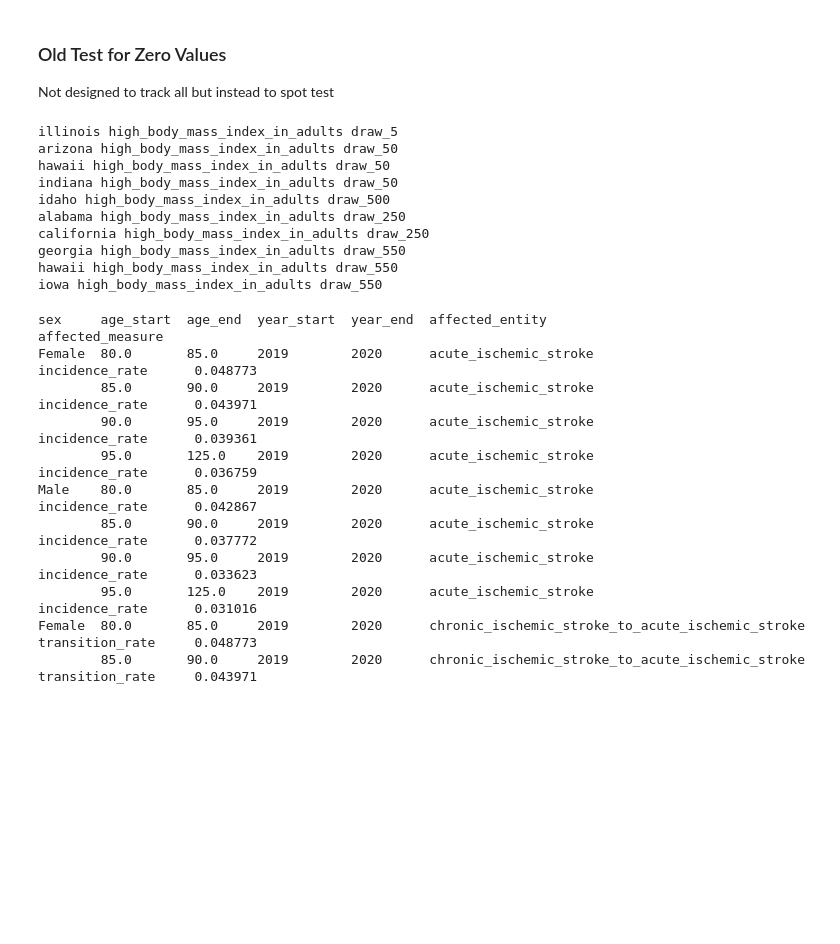
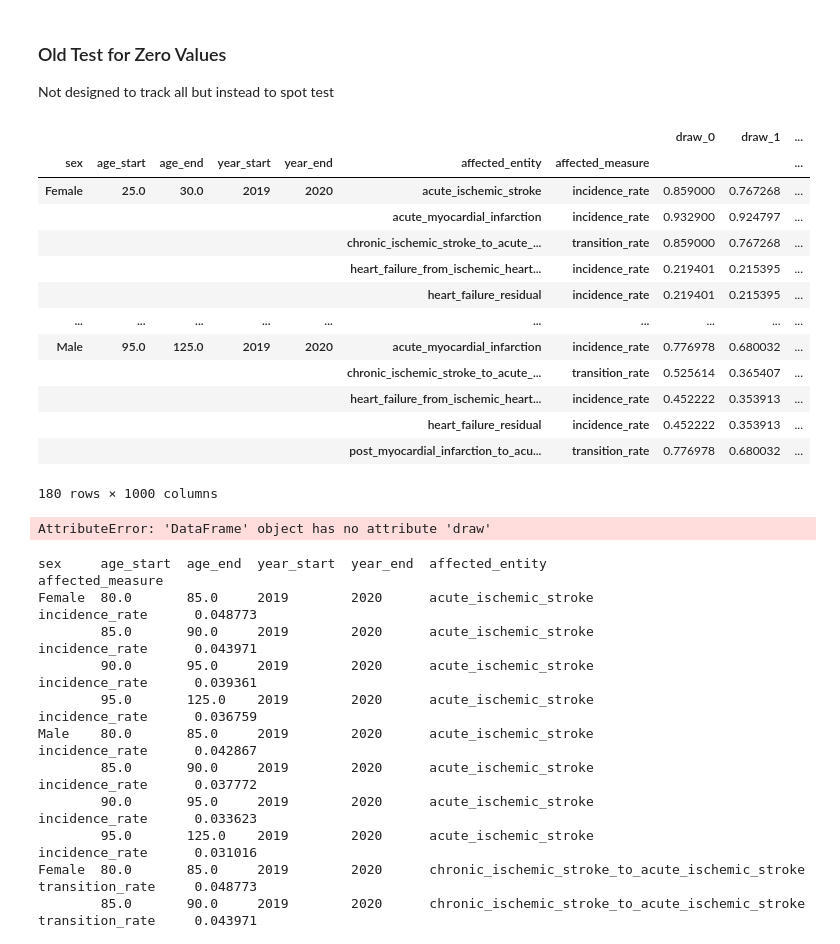
Before and after one commit to ihmeuw/vivarium_research_nih_us_cvd, a Jupyter notebook: 2023_06_02a_vivarium_artifact_exploration.ipynb, the cells around one changed output. Cells and saved outputs as stored; diff of their text form; code cells hidden in the pictures; blank space fills up the shorter version.

```diff
--- a/2023_06_02a_vivarium_artifact_exploration.ipynb
+++ b/2023_06_02a_vivarium_artifact_exploration.ipynb
@@ -17,8 +15,9 @@ The autoreload extension is already loaded. To reload it, use:
 
 Creating an automated way to test some of the PAf artifacts for general errors or issues.
 # %%
-locations_1 = ['alabama','alaska','arizona','arkansas','california','colorado','connecticut','delaware',
-             'district_of_columbia','florida','georgia','hawaii','idaho','illinois','indiana','iowa']
+locations_1 = ['alabama']
+               #,'alaska','arizona','arkansas','california','colorado','connecticut','delaware',
+             #'district_of_columbia','florida','georgia','hawaii','idaho','illinois','indiana','iowa']
             #'kansas','kentucky','louisiana','maine','maryland','massachusetts','michigan','minnesota','mississippi']
 
 locations_2 = ['missouri','montana','nebraska','nevada','new_hampshire','new_jersey','new_mexico','new_york',
@@ -37,18 +40,12 @@ sexes = ['Female', 'Male']
 # %%
 def load_artifact_data(locations):
     master_art_data = pd.DataFrame()
-    for i in locations:
-        for j in risks:
-            art = Artifact('/mnt/team/simulation_science/costeffectiveness/artifacts/vivarium_nih_us_cvd/51-locations/v2-20230721/' + i + '.hdf',
-                       filter_terms=['year_start == 2019', 'age_start >=  25']) # << MIGHT WANT TO CHANGE THESE TERMS
+    art = Artifact('/mnt/team/simulation_science/costeffectiveness/artifacts/vivarium_nih_us_cvd/alabama-vv-mediation.hdf',
+               filter_terms=['year_start == 2019', 'age_start >=  25']) # << MIGHT WANT TO CHANGE THESE TERMS
 
-            data = art.load('risk_factor.' + j + '.population_attributable_fraction')
+    data = art.load('risk_factor.joint_mediated_risks.population_attributable_fraction')
 
-            # formatting (may want to format age as well)
-            data['location'] = i
-            data['risk'] = j
-
-            master_art_data = master_art_data.append(data)
+    master_art_data = master_art_data.append(data)
 
     return master_art_data
 # %% [markdown]
@@ -111,8 +108,32 @@ paf_zeros_3.to_csv('/ihme/homes/lutzes/paf_zero_values_3.csv')
 # %% [markdown]
 ### Old Test for Zero Values
 Not designed to track all but instead to spot test
+# %%
+PAF_Values_1#.columns
+# %% [output]
+|  |  |  |  |  |  |  | draw_0 | draw_1 | ... |
+| sex | age_start | age_end | year_start | year_end | affected_entity | affected_measure |  |  | ... |
+| Female | 25.0 | 30.0 | 2019 | 2020 | acute_ischemic_stroke | incidence_rate | 0.859000 | 0.767268 | ... |
+|  |  |  |  |  | acute_myocardial_infarction | incidence_rate | 0.932900 | 0.924797 | ... |
+|  |  |  |  |  | chronic_ischemic_stroke_to_acute_... | transition_rate | 0.859000 | 0.767268 | ... |
+|  |  |  |  |  | heart_failure_from_ischemic_heart... | incidence_rate | 0.219401 | 0.215395 | ... |
+|  |  |  |  |  | heart_failure_residual | incidence_rate | 0.219401 | 0.215395 | ... |
+| ... | ... | ... | ... | ... | ... | ... | ... | ... | ... |
+| Male | 95.0 | 125.0 | 2019 | 2020 | acute_myocardial_infarction | incidence_rate | 0.776978 | 0.680032 | ... |
+|  |  |  |  |  | chronic_ischemic_stroke_to_acute_... | transition_rate | 0.525614 | 0.365407 | ... |
+|  |  |  |  |  | heart_failure_from_ischemic_heart... | incidence_rate | 0.452222 | 0.353913 | ... |
+|  |  |  |  |  | heart_failure_residual | incidence_rate | 0.452222 | 0.353913 | ... |
+|  |  |  |  |  | post_myocardial_infarction_to_acu... | transition_rate | 0.776978 | 0.680032 | ... |
+180 rows × 1000 columns
 # %%
-draw_test = ['draw_5','draw_50','draw_500','draw_250','draw_550','draw_1','draw_2','draw_3','draw_4']
+#draw_test = ['draw_1','draw_2','draw_3','draw_4','draw_5','draw_12','draw_15','draw_27','draw_45','draw_68','draw_92',
+#             'draw_125','draw_134','draw_111','draw_101','draw_129','draw_189','draw_166','draw_130',
+#             'draw_250','draw_333','draw_310','draw_387','draw_324','draw_308','draw_498','draw_451','draw_452','draw_453',
+#             'draw_675','draw_676','draw_677',
+#             'draw_500','draw_550',]
+draw_test = PAF_Values_1.draw.unique()
+# %% [output]
+AttributeError: 'DataFrame' object has no attribute 'draw'
 # %%
 def test_zero(draws):
     for draw in draws:
@@ -127,16 +146,5 @@ def test_zero(draws):
 # %%
-test_zero(draw_test)
+test_zero(PAF_Values_1.columns)
-# %% [output]
-illinois high_body_mass_index_in_adults draw_5
-arizona high_body_mass_index_in_adults draw_50
-hawaii high_body_mass_index_in_adults draw_50
-indiana high_body_mass_index_in_adults draw_50
-idaho high_body_mass_index_in_adults draw_500
-alabama high_body_mass_index_in_adults draw_250
-california high_body_mass_index_in_adults draw_250
-georgia high_body_mass_index_in_adults draw_550
-hawaii high_body_mass_index_in_adults draw_550
-iowa high_body_mass_index_in_adults draw_550
 # %%
 PAF_small = PAF_Values_1.loc[(PAF_Values_1.risk == 'high_body_mass_index_in_adults') & (PAF_Values_1.location == 'illinois') & (PAF_Values_1.draw_5 == 0)]
 PAF_small.std(axis=1)
```
Also changed, not shown: parts of 3 cells of this notebook, 2 other files.
